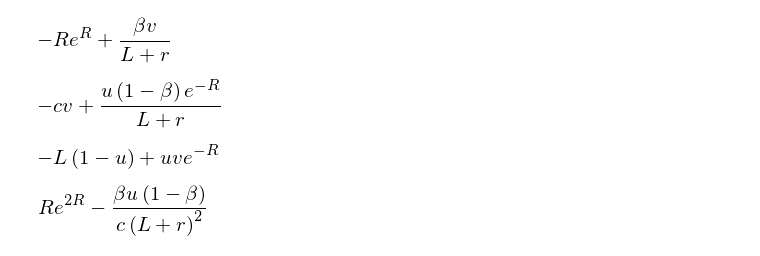
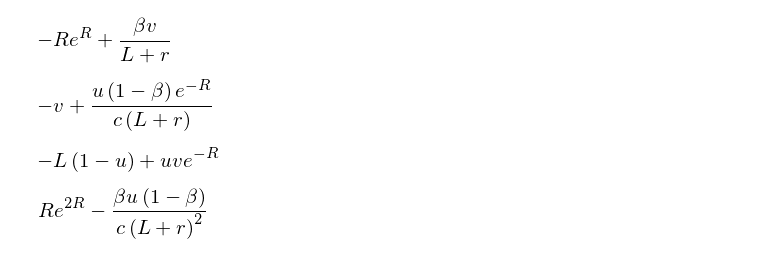
Before and after one commit to tgardnerh/MarketDesign, a Jupyter notebook: UnravelingSearchPpr/DMP with match quality and new matching.ipynb, the cells around one changed output. Saved outputs shown, nothing was run; the diff lists cells and outputs as text; code cells hidden in the pictures.

```diff
--- a/UnravelingSearchPpr/DMP with match quality and new matching.ipynb
+++ b/UnravelingSearchPpr/DMP with match quality and new matching.ipynb
@@ -17,10 +17,10 @@ workers
 # %% [output]
 [figure]
 # %%
-firms = u*sym.exp(-R)*(1-beta)/(r+lam)-v*c
+firms = u*sym.exp(-R)*(1-beta)/(c*(r+lam))-v
 firms
 # %% [output]
-[figure, old version]
+[figure, new version]
 # %%
 steadystate = u*v*sym.exp(-R)-lam*(1-u)
 steadystate
```
Also changed, not shown: 1 other file.
